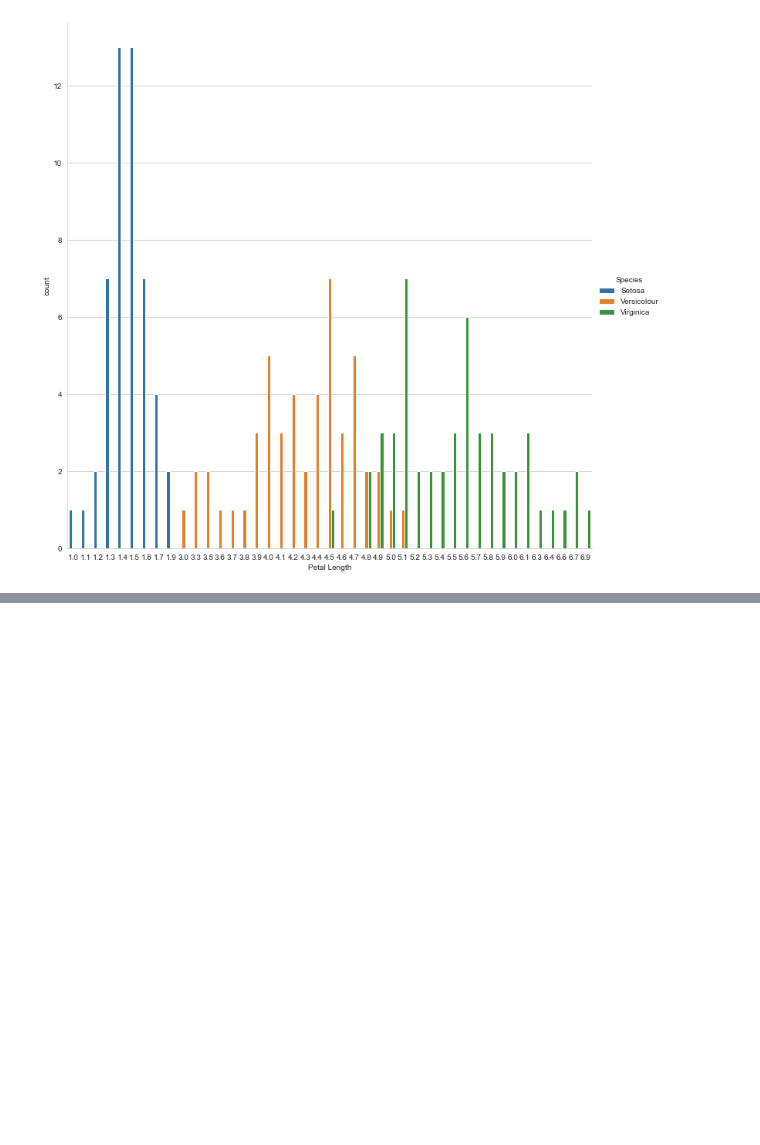
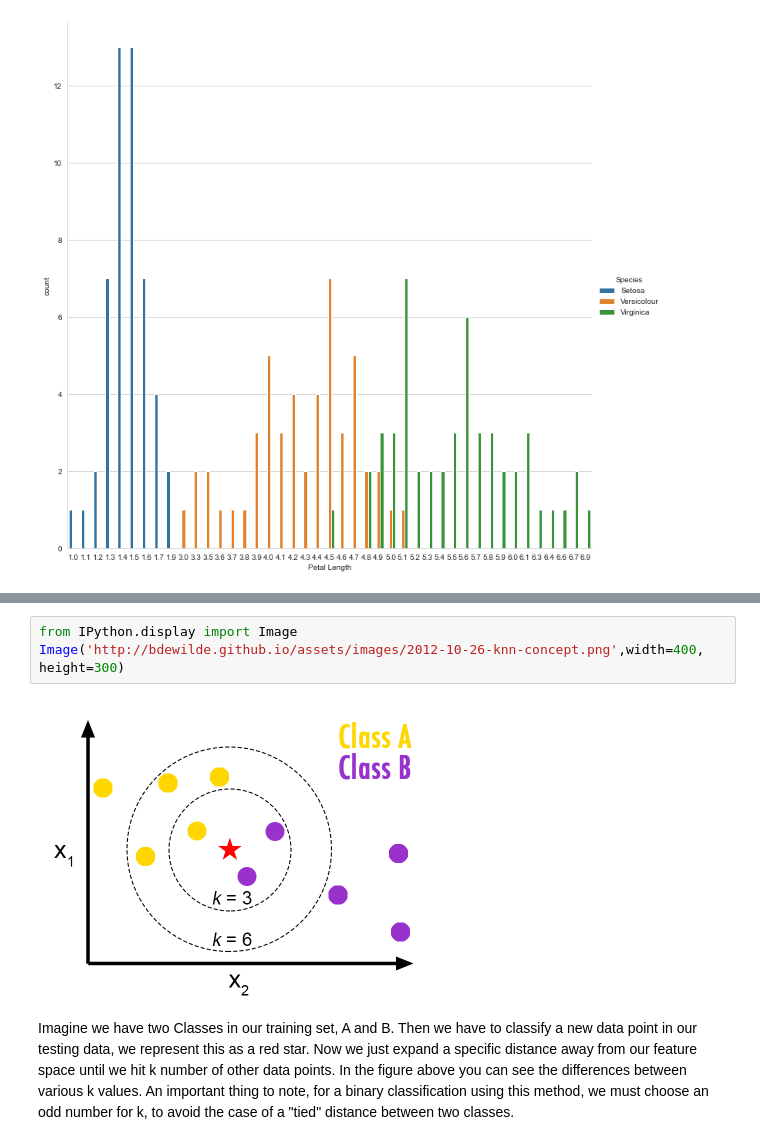
Before and after one commit to abel672/python-data-analysis-visualization, a Jupyter notebook: Section-9-Machine-Learning/02-Supervised-Learning-Multi-Class-Classification.ipynb, the cells around one changed output, grey strips where cells are left out. Cells and saved outputs as stored; diff of their text form; blank space fills up the shorter version.

Commit message:
Multi Class Classification Part 2 - k Nearest Neighbour

```diff
--- a/Section-9-Machine-Learning/02-Supervised-Learning-Multi-Class-Classification.ipynb
+++ b/Section-9-Machine-Learning/02-Supervised-Learning-Multi-Class-Classification.ipynb
@@ -96,0 +129,7 @@ sns.catplot(x='Petal Length',data=iris,hue='Species',kind='count',height=10)
+# %%
+from IPython.display import Image
+Image('http://bdewilde.github.io/assets/images/2012-10-26-knn-concept.png',width=400, height=300)
+# %% [output]
+[figure, added]
+# %% [markdown]
+Imagine we have two Classes in our training set, A and B. Then we have to classify a new data point in our testing data, we represent this as a red star. Now we just expand a specific distance away from our feature space until we hit k number of other data points. In the figure above you can see the differences between various k values. An important thing to note, for a binary classification using this method, we must choose an odd number for k, to avoid the case of a "tied" distance between two classes.
```
Also changed, not shown: parts of 23 cells of this notebook, 1 other file.
